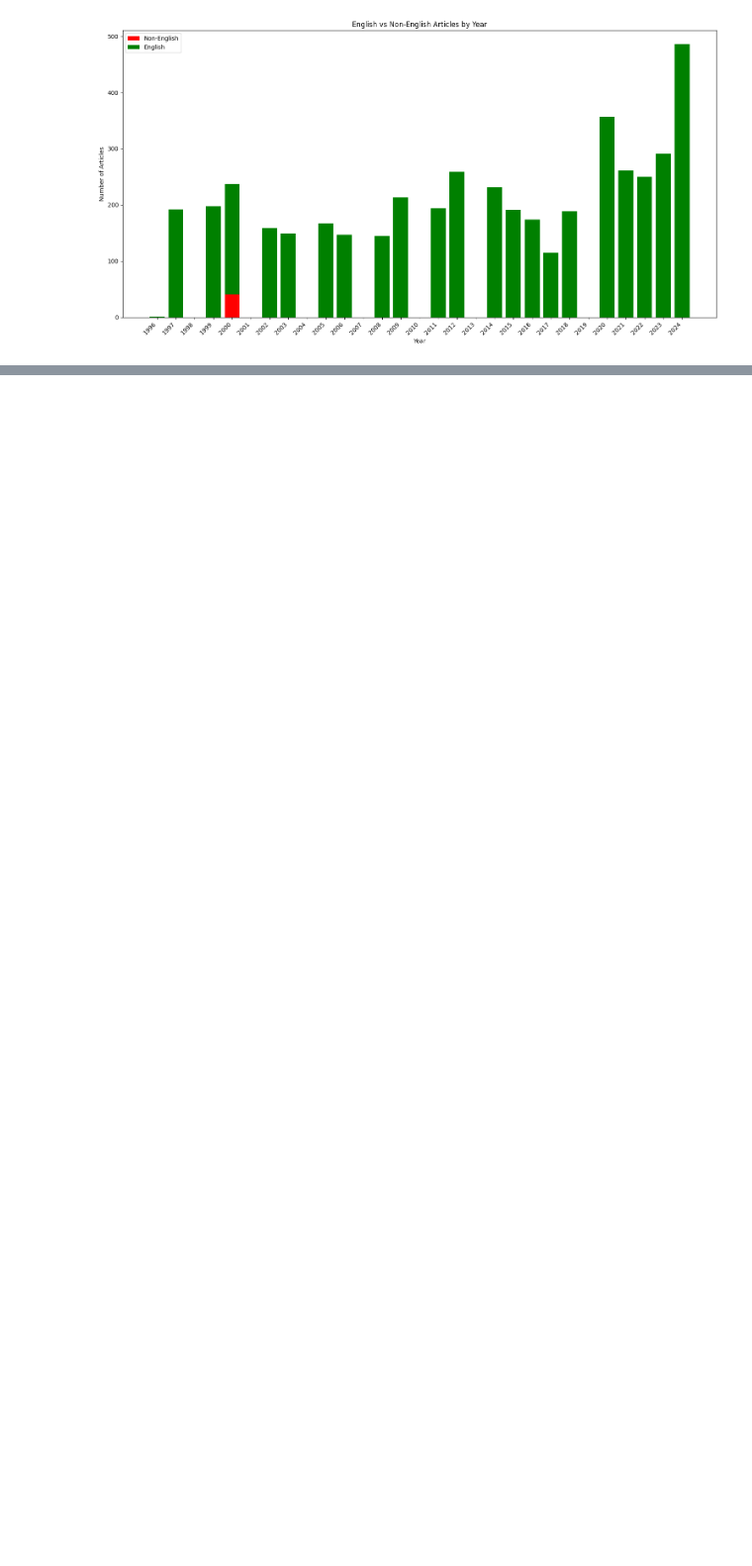
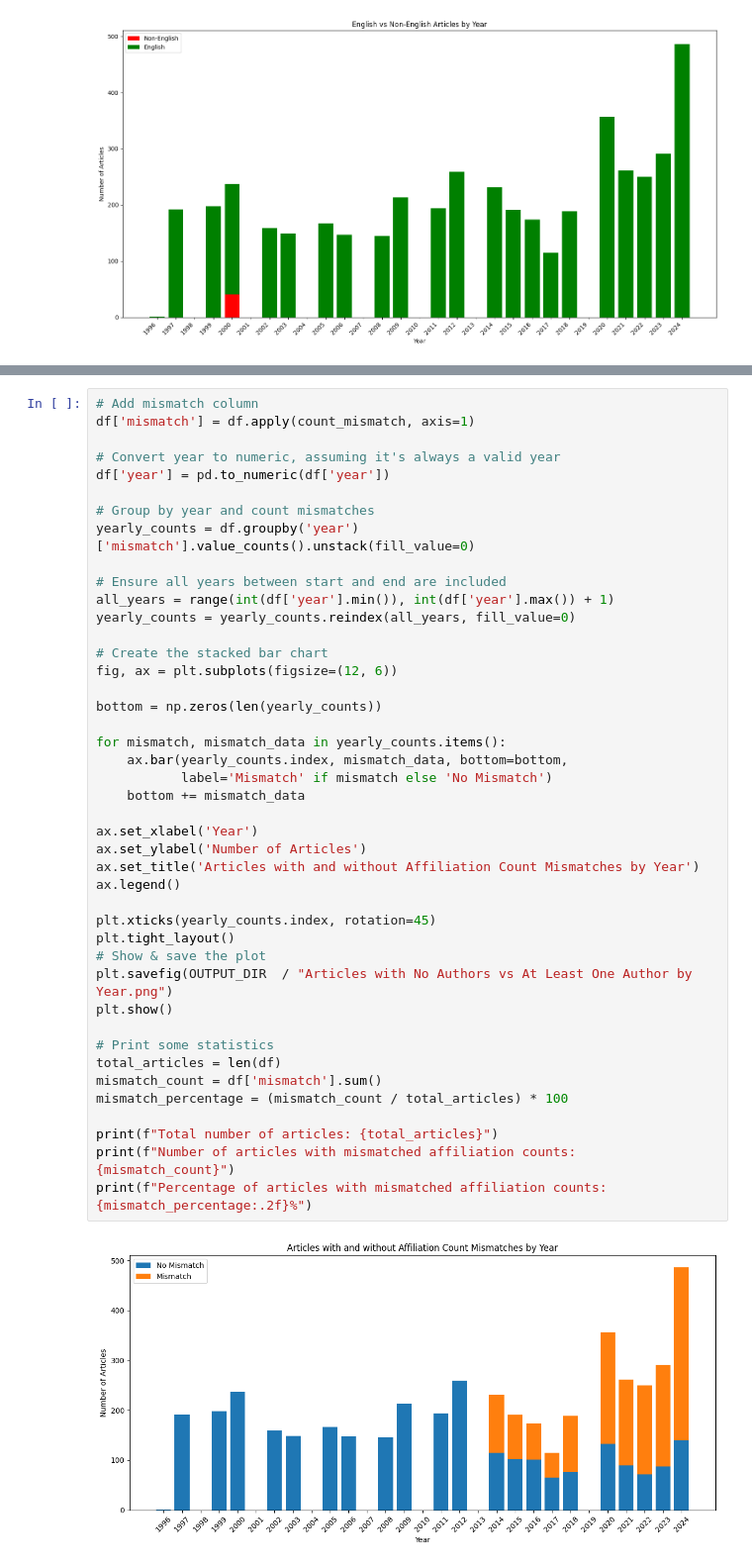
Before and after one commit to EhsanBitaraf/dataset-mie-literature, a Jupyter notebook: dataset-review.ipynb, the cells around one changed output, grey strips where cells are left out. Shown: that part at 99% size. Drawn from its saved outputs; the diff is of its cells as text; blank space fills up the shorter version.

```diff
--- a/dataset-review.ipynb
+++ b/dataset-review.ipynb
@@ -283,0 +336,45 @@ plt.show()
+# %%
+# Add mismatch column
+df['mismatch'] = df.apply(count_mismatch, axis=1)
+
+# Convert year to numeric, assuming it's always a valid year
+df['year'] = pd.to_numeric(df['year'])
+
+# Group by year and count mismatches
+yearly_counts = df.groupby('year')['mismatch'].value_counts().unstack(fill_value=0)
+
+# Ensure all years between start and end are included
+all_years = range(int(df['year'].min()), int(df['year'].max()) + 1)
+yearly_counts = yearly_counts.reindex(all_years, fill_value=0)
+
+# Create the stacked bar chart
+fig, ax = plt.subplots(figsize=(12, 6))
+
+bottom = np.zeros(len(yearly_counts))
+
+for mismatch, mismatch_data in yearly_counts.items():
+    ax.bar(yearly_counts.index, mismatch_data, bottom=bottom,
+           label='Mismatch' if mismatch else 'No Mismatch')
+    bottom += mismatch_data
+
+ax.set_xlabel('Year')
+ax.set_ylabel('Number of Articles')
+ax.set_title('Articles with and without Affiliation Count Mismatches by Year')
+ax.legend()
+
+plt.xticks(yearly_counts.index, rotation=45)
+plt.tight_layout()
+# Show & save the plot
+plt.savefig(OUTPUT_DIR  / "Articles with No Authors vs At Least One Author by Year.png")
+plt.show()
+
+# Print some statistics
+total_articles = len(df)
+mismatch_count = df['mismatch'].sum()
+mismatch_percentage = (mismatch_count / total_articles) * 100
+
+print(f"Total number of articles: {total_articles}")
+print(f"Number of articles with mismatched affiliation counts: {mismatch_count}")
+print(f"Percentage of articles with mismatched affiliation counts: {mismatch_percentage:.2f}%")
+# %% [output]
+[figure, added]
```
Also changed, not shown: parts of 4 cells of this notebook, 2 other files.
